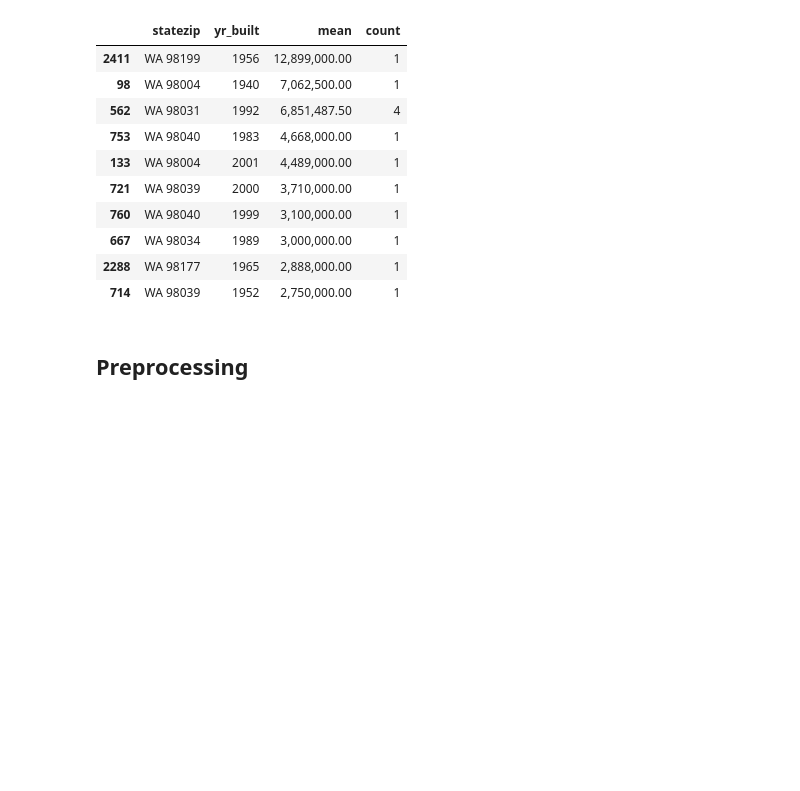
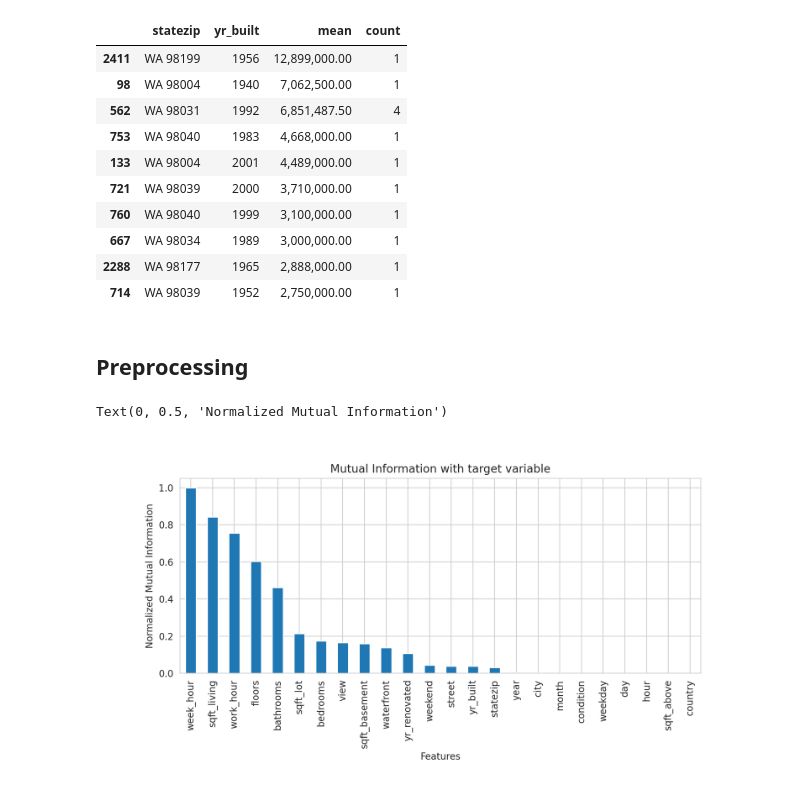
Before and after one commit to JHSchlegel/small-projects, a Jupyter notebook: 00_data_wrangling/house_prices/house_price_prediction.ipynb, the cells around one changed output. Cells and saved outputs as stored; diff of their text form; code cells hidden in the pictures; blank space fills up the shorter version.

```diff
--- a/00_data_wrangling/house_prices/house_price_prediction.ipynb
+++ b/00_data_wrangling/house_prices/house_price_prediction.ipynb
@@ -233,3 +247,17 @@ profile = ProfileReport(data, title="Pandas Profiling Report", explorative=True)
 profile.to_file("eda_report.html")
 # %% [markdown]
 ## Preprocessing
+# %%
+X = data.drop(columns=["price", "date"])
+y = data.price
+
+
+cat_features_small = [col for col in X.columns if X[col].nunique() < 10]
+cat_features_big = [
+    col for col in X.columns
+    if X[col].nunique() >= 10 and X[col].dtype == 'object'
+]
+num_features = [
+    col for col in X.columns
+    if col not in cat_features_small + cat_features_big
+]
@@ -235,0 +321,19 @@ profile.to_file("eda_report.html")
+# %%
+# mutual information
+mi = mutual_info_regression(X_tree, y)
+
+# plot mutual info using sns
+mi = pd.Series(mi, index=X.columns)
+mi = mi.sort_values(ascending=False)
+mi = mi / mi.max()
+
+fig, ax = plt.subplots(1, 1, figsize=(10, 5))
+# add whitespace below x axis
+plt.subplots_adjust(bottom=0.3)
+mi.plot.bar(ax=ax)
+ax.set_title("Mutual Information with target variable")
+ax.set_xlabel("Features")
+ax.set_ylabel("Normalized Mutual Information")
+# %% [output]
+Text(0, 0.5, 'Normalized Mutual Information')
+[figure, added]
```
Also changed, not shown: parts of 6 cells of this notebook.
